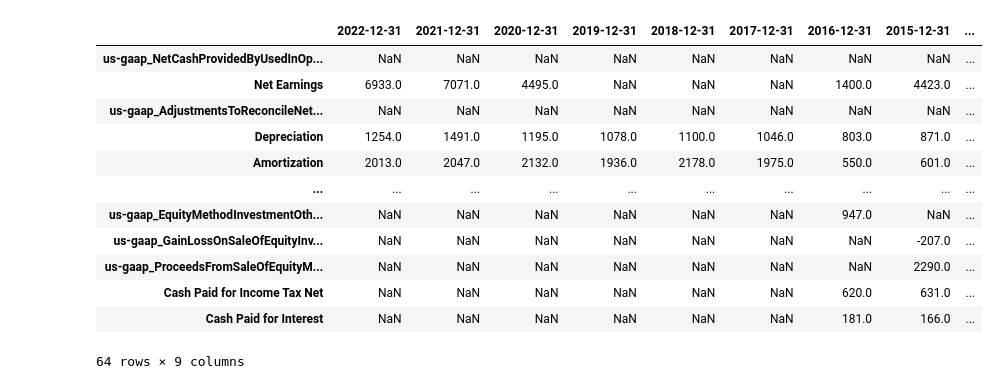
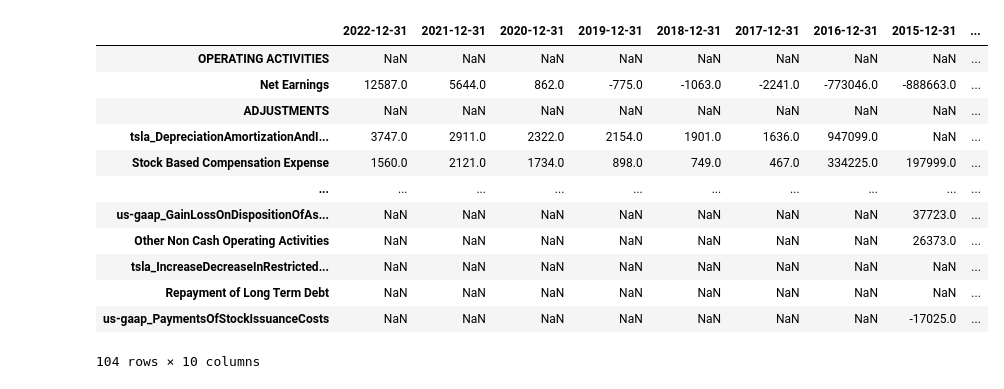
Before and after one commit to GGRusty/Edgar, a Jupyter notebook: modeling.ipynb, the cells around one changed output. Saved outputs shown, nothing was run; the diff lists cells and outputs as text; code cells hidden in the pictures.

```diff
--- a/modeling.ipynb
+++ b/modeling.ipynb
@@ -76,20 +119,20 @@ renamed_statement
 # %%
 statement = cash_flow_statement
-statement_mapping = Cash_flow_mapping
+statement_mapping = cash_flow_mapping.cash_mapping
 flattened_mapping = {old: new for new, old in statement_mapping.items() for old in old}
 renamed_statement = statement.rename(index=flattened_mapping)
 renamed_statement
 # %% [output]
 |  | 2022-12-31 | 2021-12-31 | 2020-12-31 | 2019-12-31 | 2018-12-31 | 2017-12-31 | 2016-12-31 | 2015-12-31 | ... |
-| us-gaap_NetCashProvidedByUsedInOp... | NaN | NaN | NaN | NaN | NaN | NaN | NaN | NaN | ... |
-| Net Earnings | 6933.0 | 7071.0 | 4495.0 | NaN | NaN | NaN | 1400.0 | 4423.0 | ... |
-| us-gaap_AdjustmentsToReconcileNet... | NaN | NaN | NaN | NaN | NaN | NaN | NaN | NaN | ... |
-| Depreciation | 1254.0 | 1491.0 | 1195.0 | 1078.0 | 1100.0 | 1046.0 | 803.0 | 871.0 | ... |
-| Amortization | 2013.0 | 2047.0 | 2132.0 | 1936.0 | 2178.0 | 1975.0 | 550.0 | 601.0 | ... |
+| OPERATING ACTIVITIES | NaN | NaN | NaN | NaN | NaN | NaN | NaN | NaN | ... |
+| Net Earnings | 12587.0 | 5644.0 | 862.0 | -775.0 | -1063.0 | -2241.0 | -773046.0 | -888663.0 | ... |
+| ADJUSTMENTS | NaN | NaN | NaN | NaN | NaN | NaN | NaN | NaN | ... |
+| tsla_DepreciationAmortizationAndI... | 3747.0 | 2911.0 | 2322.0 | 2154.0 | 1901.0 | 1636.0 | 947099.0 | NaN | ... |
+| Stock Based Compensation Expense | 1560.0 | 2121.0 | 1734.0 | 898.0 | 749.0 | 467.0 | 334225.0 | 197999.0 | ... |
 | ... | ... | ... | ... | ... | ... | ... | ... | ... | ... |
-| us-gaap_EquityMethodInvestmentOth... | NaN | NaN | NaN | NaN | NaN | NaN | 947.0 | NaN | ... |
-| us-gaap_GainLossOnSaleOfEquityInv... | NaN | NaN | NaN | NaN | NaN | NaN | NaN | -207.0 | ... |
-| us-gaap_ProceedsFromSaleOfEquityM... | NaN | NaN | NaN | NaN | NaN | NaN | NaN | 2290.0 | ... |
-| Cash Paid for Income Tax Net | NaN | NaN | NaN | NaN | NaN | NaN | 620.0 | 631.0 | ... |
-| Cash Paid for Interest | NaN | NaN | NaN | NaN | NaN | NaN | 181.0 | 166.0 | ... |
+| us-gaap_GainLossOnDispositionOfAs... | NaN | NaN | NaN | NaN | NaN | NaN | NaN | 37723.0 | ... |
+| Other Non Cash Operating Activities | NaN | NaN | NaN | NaN | NaN | NaN | NaN | 26373.0 | ... |
+| tsla_IncreaseDecreaseInRestricted... | NaN | NaN | NaN | NaN | NaN | NaN | NaN | NaN | ... |
+| Repayment of Long Term Debt | NaN | NaN | NaN | NaN | NaN | NaN | NaN | NaN | ... |
+| us-gaap_PaymentsOfStockIssuanceCosts | NaN | NaN | NaN | NaN | NaN | NaN | NaN | -17025.0 | ... |
-64 rows × 9 columns
+104 rows × 10 columns
```
Also changed, not shown: parts of 5 cells of this notebook, 14 other files.
